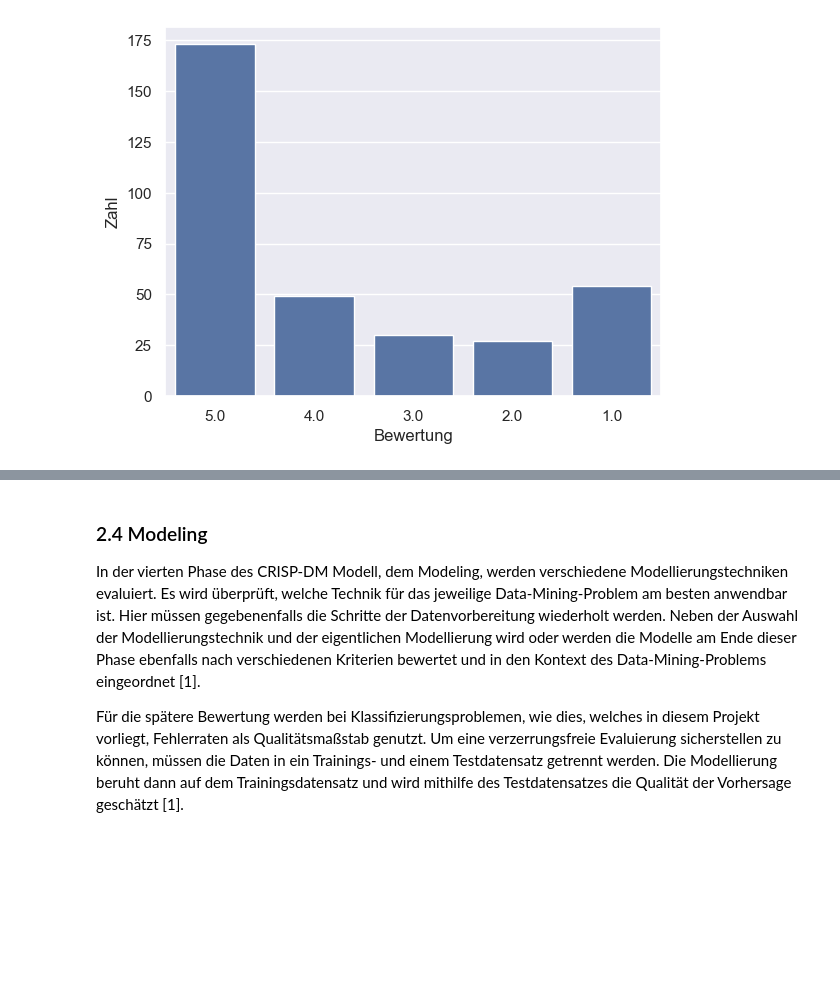
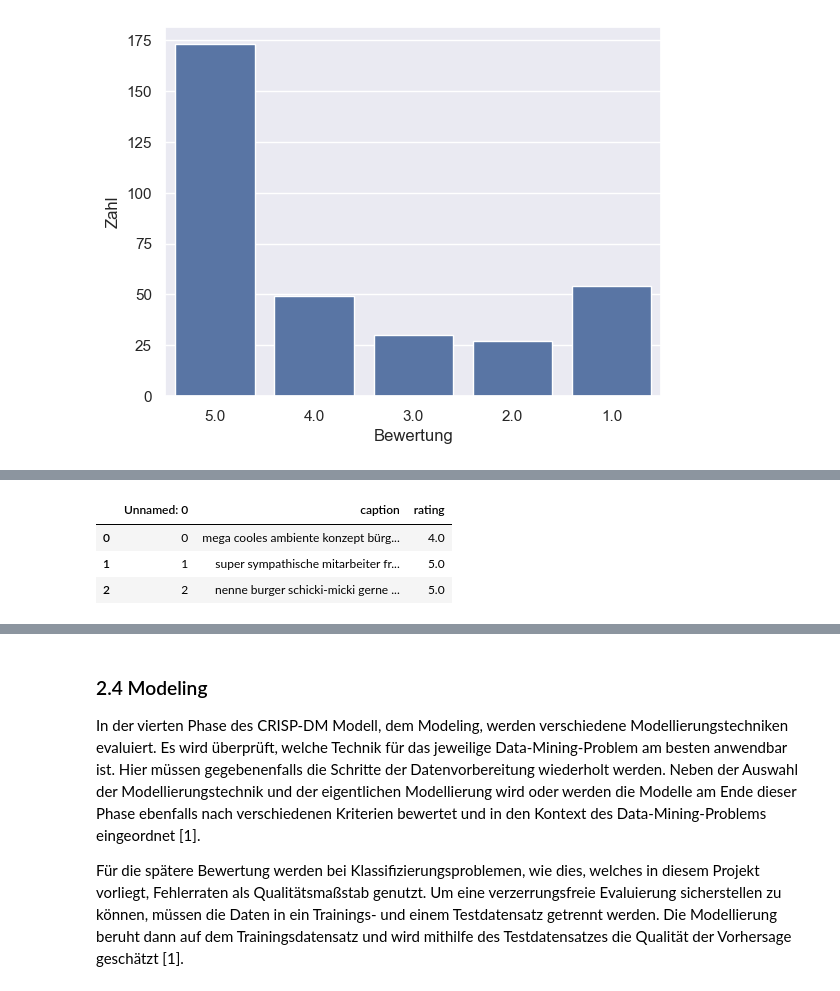
Before and after one commit to Herb-sh/NLPGoogleReviewSummary, a Jupyter notebook: Abschlussbericht.ipynb, the cells around one changed output, grey strips where cells are left out. Cells and saved outputs as stored; diff of their text form; code cells hidden in the pictures; blank space fills up the shorter version.

```diff
--- a/Abschlussbericht.ipynb
+++ b/Abschlussbericht.ipynb
@@ -391,0 +597,7 @@ for i, ax in enumerate(axes2):
+# %%
+df.head(3)
+# %% [output]
+|  | Unnamed: 0 | caption | rating |
+| 0 | 0 | mega cooles ambiente konzept bürg... | 4.0 |
+| 1 | 1 | super sympathische mitarbeiter fr... | 5.0 |
+| 2 | 2 | nenne burger schicki-micki gerne ... | 5.0 |
```
Also changed, not shown: parts of 23 cells of this notebook.
